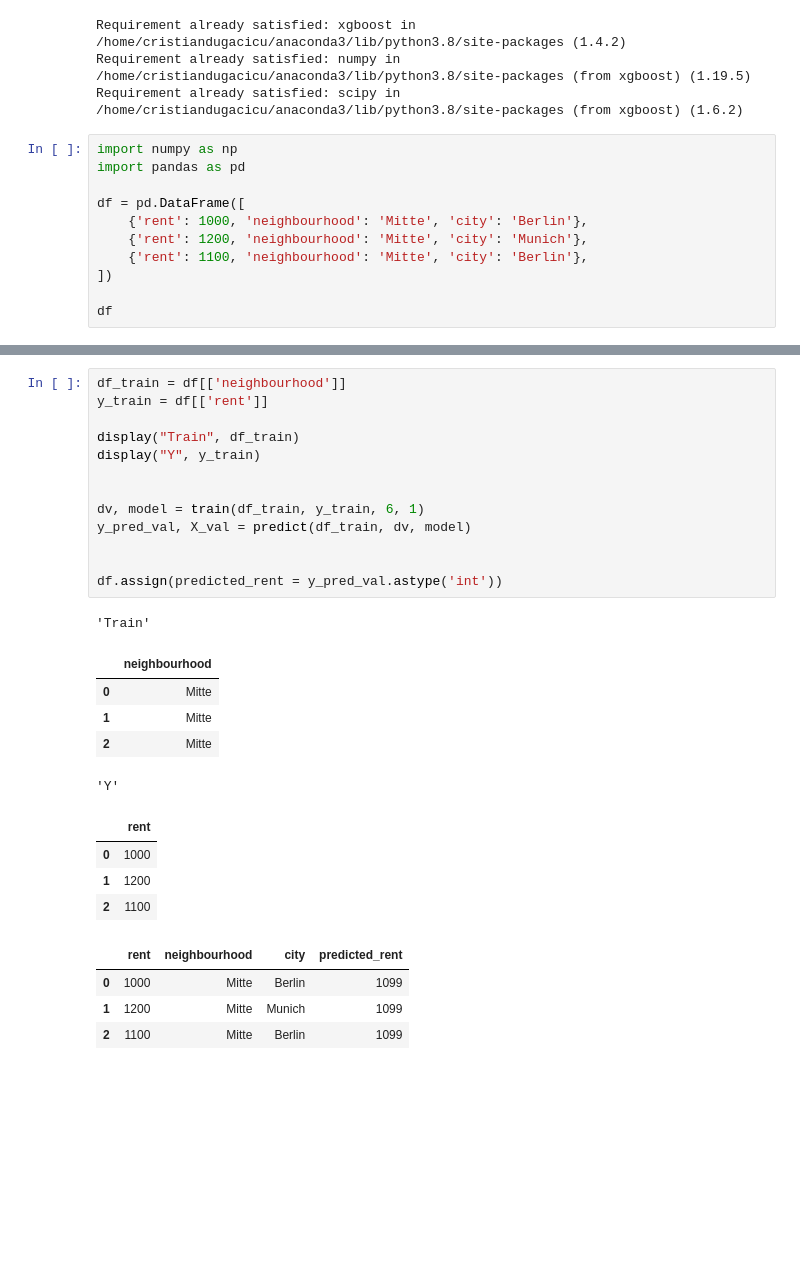
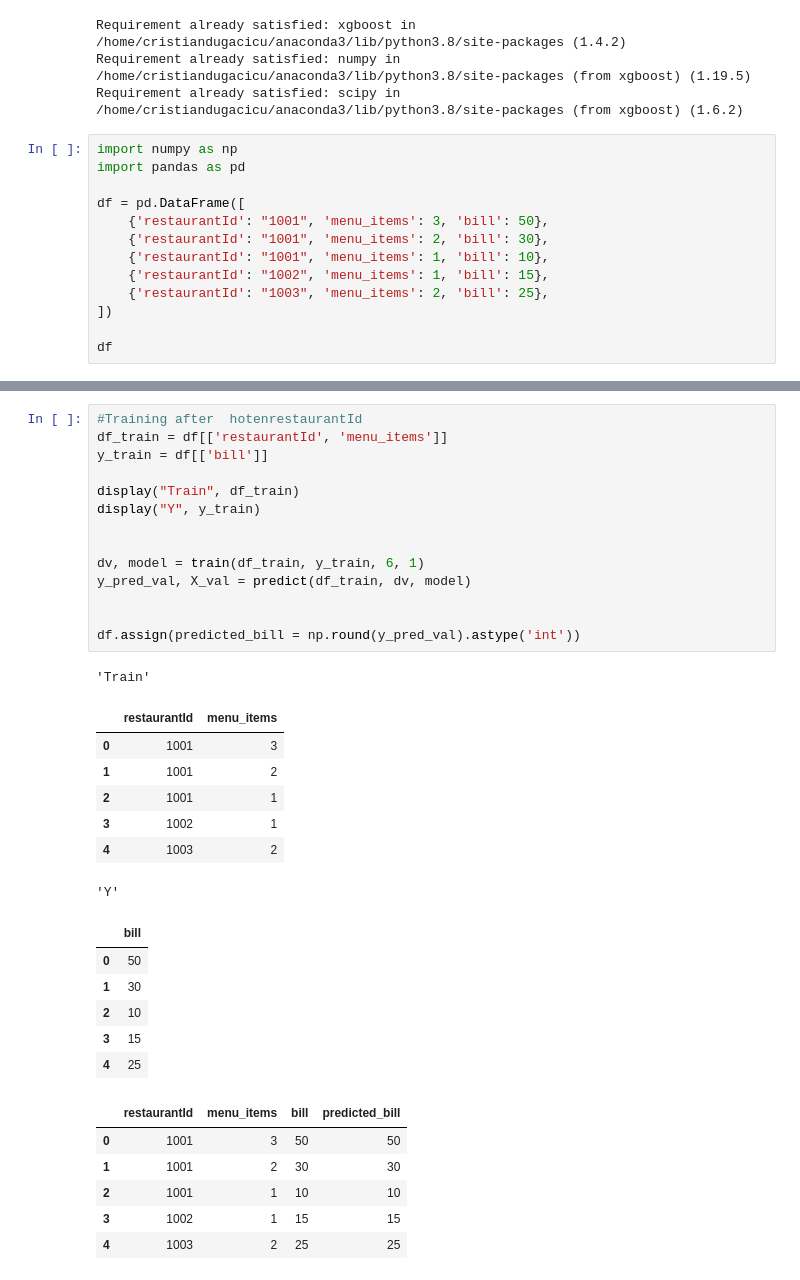
Before and after one commit to razorcd/ml-project, a Jupyter notebook: capstone-project/target_encoding/target_encoding_dummy_data.ipynb, the cells around one changed output, grey strips where cells are left out. Drawn from its saved outputs; the diff is of its cells as text; blank space fills up the shorter version.

```diff
--- a/capstone-project/target_encoding/target_encoding_dummy_data.ipynb
+++ b/capstone-project/target_encoding/target_encoding_dummy_data.ipynb
@@ -47,9 +47,11 @@ import numpy as np
 import pandas as pd
 
 df = pd.DataFrame([
-    {'rent': 1000, 'neighbourhood': 'Mitte', 'city': 'Berlin'},
-    {'rent': 1200, 'neighbourhood': 'Mitte', 'city': 'Munich'},
-    {'rent': 1100, 'neighbourhood': 'Mitte', 'city': 'Berlin'},
+    {'restaurantId': "1001", 'menu_items': 3, 'bill': 50},
+    {'restaurantId': "1001", 'menu_items': 2, 'bill': 30},
+    {'restaurantId': "1001", 'menu_items': 1, 'bill': 10},
+    {'restaurantId': "1002", 'menu_items': 1, 'bill': 15},
+    {'restaurantId': "1003", 'menu_items': 2, 'bill': 25},
 ])
 
 df
@@ -61,28 +65,35 @@ df
 # %%
-df_train = df[['neighbourhood']]
-y_train = df[['rent']]
+#Training after  hotenrestaurantId
+df_train = df[['restaurantId', 'menu_items']]
+y_train = df[['bill']]
 
 display("Train", df_train)
 display("Y", y_train)
 
 
 dv, model = train(df_train, y_train, 6, 1)
 y_pred_val, X_val = predict(df_train, dv, model)
 
 
-df.assign(predicted_rent = y_pred_val.astype('int'))
+df.assign(predicted_bill = np.round(y_pred_val).astype('int'))
 # %% [output]
 'Train'
-|  | neighbourhood |
-| 0 | Mitte |
-| 1 | Mitte |
-| 2 | Mitte |
+|  | restaurantId | menu_items |
+| 0 | 1001 | 3 |
+| 1 | 1001 | 2 |
+| 2 | 1001 | 1 |
+| 3 | 1002 | 1 |
+| 4 | 1003 | 2 |
 'Y'
-|  | rent |
-| 0 | 1000 |
-| 1 | 1200 |
-| 2 | 1100 |
+|  | bill |
+| 0 | 50 |
+| 1 | 30 |
+| 2 | 10 |
+| 3 | 15 |
+| 4 | 25 |
-|  | rent | neighbourhood | city | predicted_rent |
-| 0 | 1000 | Mitte | Berlin | 1099 |
-| 1 | 1200 | Mitte | Munich | 1099 |
-| 2 | 1100 | Mitte | Berlin | 1099 |
+|  | restaurantId | menu_items | bill | predicted_bill |
+| 0 | 1001 | 3 | 50 | 50 |
+| 1 | 1001 | 2 | 30 | 30 |
+| 2 | 1001 | 1 | 10 | 10 |
+| 3 | 1002 | 1 | 15 | 15 |
+| 4 | 1003 | 2 | 25 | 25 |
```
Also changed, not shown: parts of 7 cells of this notebook.
